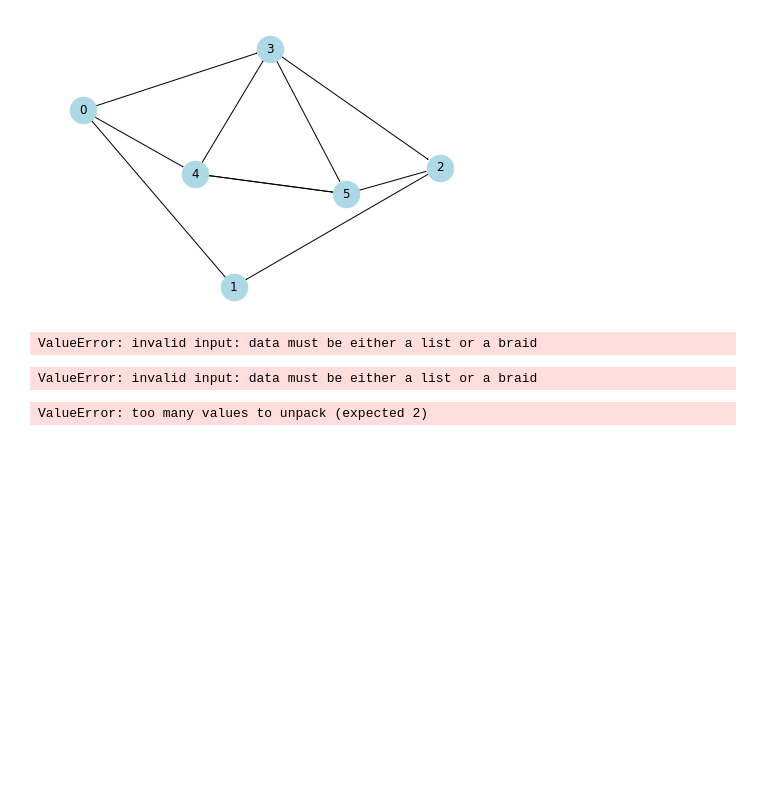
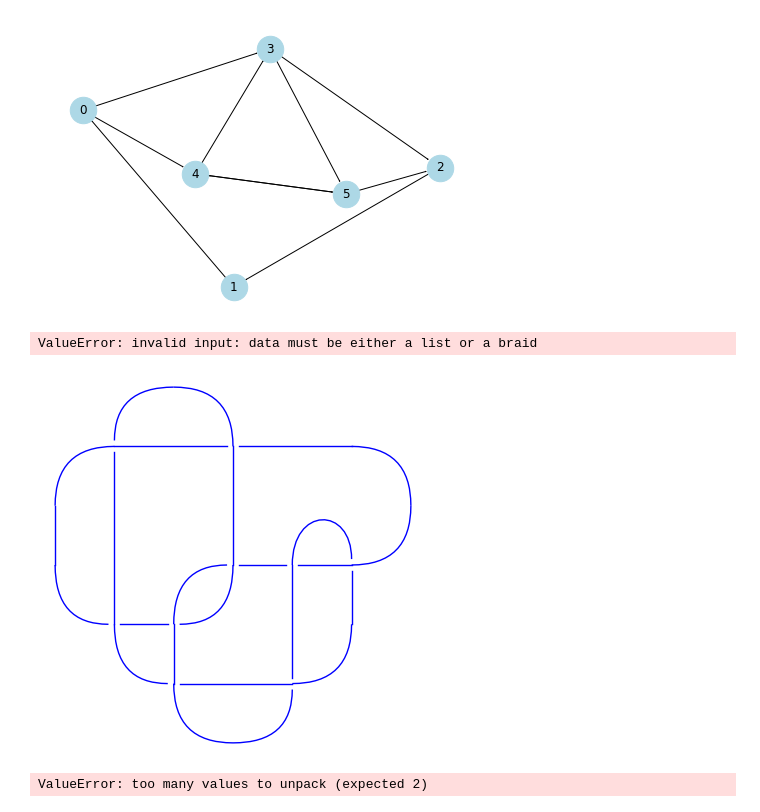
Before and after one commit to sadboyneedcodes/REU2024, a Jupyter notebook: sage_tests.ipynb, the cells around one changed output. Cells and saved outputs as stored; diff of their text form; code cells hidden in the pictures; blank space fills up the shorter version.

```diff
--- a/sage_tests.ipynb
+++ b/sage_tests.ipynb
@@ -313,13 +312,14 @@ L.dual_graph()
 # %% [output]
 ValueError: invalid input: data must be either a list or a braid
 # %%
-L = Link('9_42')
+import snappy
+L = snappy.Link('9_42')
 K = L.sage_link()
 G = L.digraph()
 Lplot = K.plot()
 Lplot.show()
 # %% [output]
-ValueError: invalid input: data must be either a list or a braid
+[figure, added]
 # %%
 import snappy
 import networkx as nx
```
Also changed, not shown: parts of 6 cells of this notebook, 12 other files.
